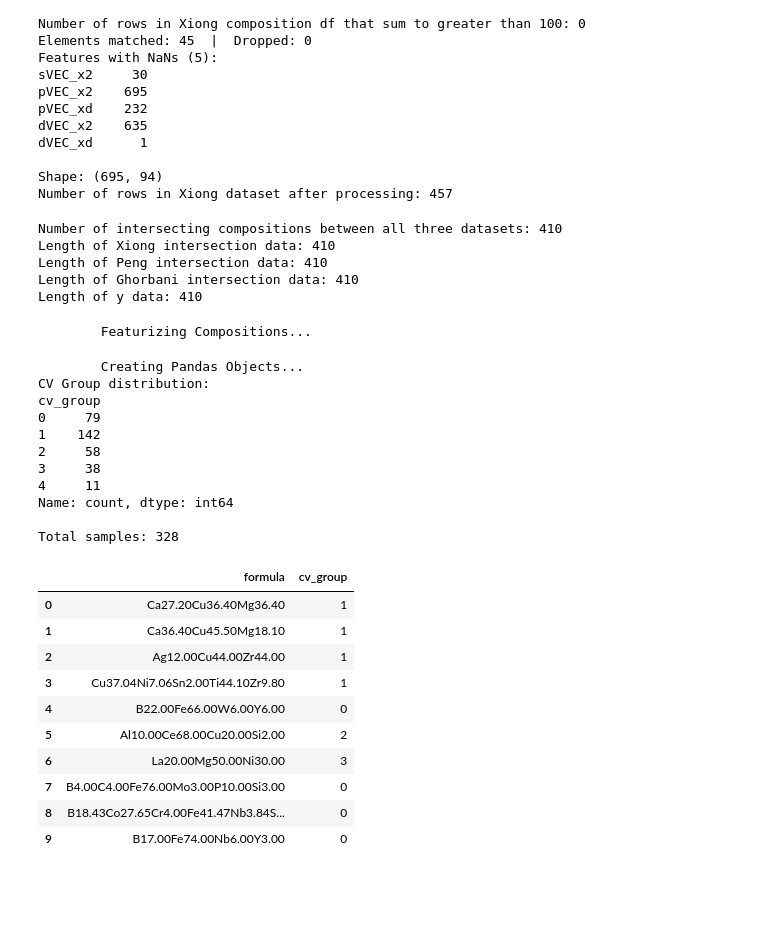
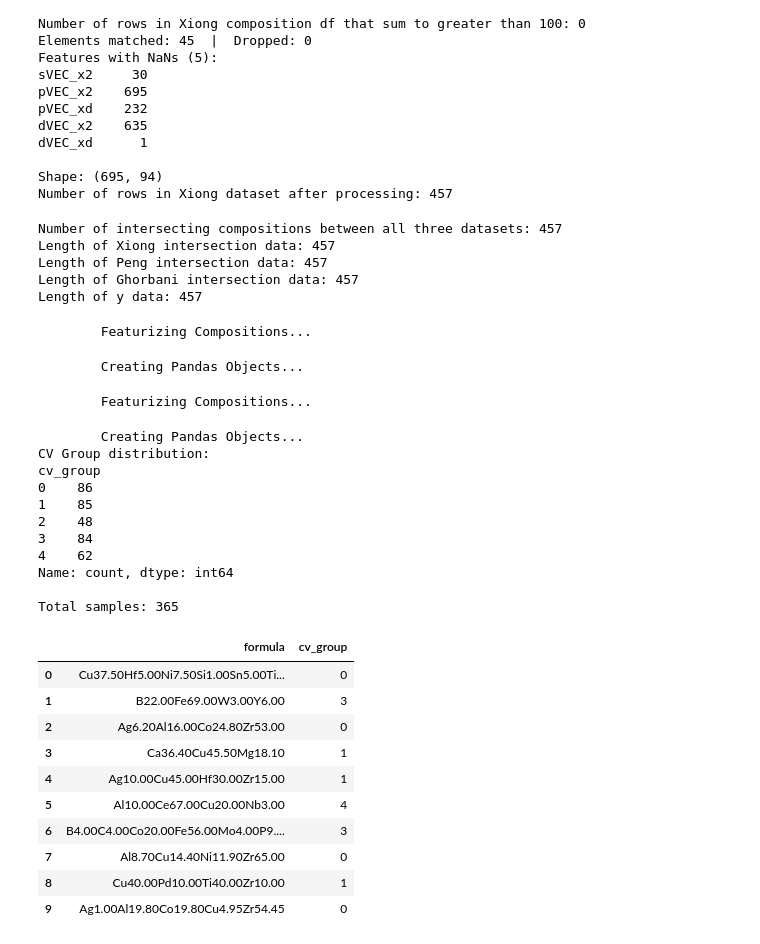
Before and after one commit to CTower87/ML_GFA_Prediction, a Jupyter notebook: Base_line_paper_comparison.ipynb, the cells around one changed output. Saved outputs shown, nothing was run; the diff lists cells and outputs as text; code cells hidden in the pictures; blank space fills up the shorter version.

Commit message:
Continued V2 CBFV->CALPHAD xgb opt. Added and began the XGB Ghorbani ax optimization including the checkpoint file.

```diff
--- a/Base_line_paper_comparison.ipynb
+++ b/Base_line_paper_comparison.ipynb
@@ -318,6 +321,7 @@ print(f"Length of Peng composition df: {len(Peng_composition_df)}")
 
 #create the peng x data
 Peng_x = Peng_composition_df.copy()
+Peng_x["Composition String"] = Peng_canonical_strings
 # %% [output]
 Length of Peng composition df: 457
 Length of Peng canonical strings: 457
@@ -608,7 +612,7 @@ Number of rows in Xiong dataset after processing: 457
 # %%
 #Create canoncial string sets for each dataset to find the intersections and unique compositions between the datasets
 Xiong_composition_strings_set = set(xiong_features_df["Composition String"])
-Peng_composition_strings_set = set(raw_Peng_df["Composition String"])
+Peng_composition_strings_set = set(Peng_x["Composition String"])
 Ghorbani_composition_strings_set = set(raw_Ghorbani_df["Composition String"])
 
 #find the intersecting compositions
@@ -617,13 +621,14 @@ print(f"Number of intersecting compositions between all three datasets: {len(int
 
 #filter the datasets to only include the intersecting compositions for later comparison of model performance on the same compositions
 Xiong_X_intersection = Xiong_X[Xiong_X["Composition String"].isin(intersection_compositions)].reset_index(drop=True)
-Peng_X_intersection = Peng_x[raw_Peng_df["Composition String"].isin(intersection_compositions)].reset_index(drop=True)
-Ghorbani_X_intersection = Ghorbani_X[raw_Ghorbani_df["Composition String"].isin(intersection_compositions)].reset_index(drop=True)
+Peng_X_intersection = Peng_x[Peng_x["Composition String"].isin(intersection_compositions)].reset_index(drop=True)
+Ghorbani_X_intersection = Ghorbani_X[Ghorbani_X["Composition String"].isin(intersection_compositions)].reset_index(drop=True)
 
-#use the raw xiong dataset to pull the dmax values using the intersecting composition strings
-y_data = raw_Xiong_df[raw_Xiong_df["Composition String"].isin(intersection_compositions)][["Composition String", 'Dmax (mm)']].reset_index(drop=True)
-#average the dmax values for any duplicate compositions in the y data
-y_data = y_data.groupby("Composition String").mean().reset_index()
+#print(raw_Ghorbani_df.columns)
+#pull the y_data for the intersecting compositions from the Ghorbani dataset
+y_data = raw_Ghorbani_df[raw_Ghorbani_df["Composition String"].isin(intersection_compositions)][['Composition String', 'Y (Dmax)']].reset_index(drop=True)
+
+
 
 #check the length of all data to ensure they match
 print(f"Length of Xiong intersection data: {len(Xiong_X_intersection)}")
@@ -631,11 +636,11 @@ print(f"Length of Peng intersection data: {len(Peng_X_intersection)}")
 print(f"Length of Ghorbani intersection data: {len(Ghorbani_X_intersection)}")
 print(f"Length of y data: {len(y_data)}")
 # %% [output]
-Number of intersecting compositions between all three datasets: 410
-Length of Xiong intersection data: 410
-Length of Peng intersection data: 410
-Length of Ghorbani intersection data: 410
-Length of y data: 410
+Number of intersecting compositions between all three datasets: 457
+Length of Xiong intersection data: 457
+Length of Peng intersection data: 457
+Length of Ghorbani intersection data: 457
+Length of y data: 457
 # %%
 #split into train_opt and test sets using a 80/20 split and a fixed random state for reproducibility
 train_opt_compositions, test_compositions = train_test_split(
@@ -655,55 +660,61 @@ y_train_opt = y_data[y_data["Composition String"].isin(train_opt_compositions)].
 y_test = y_data[y_data["Composition String"].isin(test_compositions)].reset_index(drop=True)
 # %%
 #create a dataframe with the composition string and a false target varibale for CBFV featurization of the intersecting compositions
-cbfv_intersection_df = pd.DataFrame({"formula": list(train_opt_compositions), "target": [0]*len(train_opt_compositions)})
+cbfv_train_opt_intersection_df = pd.DataFrame({"formula": list(train_opt_compositions), "target": [0]*len(train_opt_compositions)})
+cbfv_test_intersection_df = pd.DataFrame({"formula": list(test_compositions), "target": [0]*len(test_compositions)})
 
 #featurize the intersecting compositions using CBFV and drop the target variable
-train_opt_cbfv, _, _, skipped = composition.generate_features(cbfv_intersection_df, elem_prop="magpie", drop_duplicates=False)
+train_opt_cbfv, _, _, skipped = composition.generate_features(cbfv_train_opt_intersection_df, elem_prop="magpie", drop_duplicates=False)
+test_cbfv, _, _, skipped_test = composition.generate_features(cbfv_test_intersection_df, elem_prop="magpie", drop_duplicates=False)
 
 #check if any compositions were skipped in the featurization process and print them
 if len(skipped) > 0:
     print(f"Compositions skipped in CBFV featurization: {skipped}")
+if len(skipped_test) > 0:
+    print(f"Compositions skipped in CBFV featurization of test set: {skipped_test}")
 
 # Create 5 CV groups by clustering similar alloys together
 # Standardize features for clustering
 kmeans_scaler = StandardScaler()
 kmeans_X_scaled = kmeans_scaler.fit_transform(train_opt_cbfv)
 
 # Use KMeans to group similar alloys into 5 clusters
 kmeans = KMeans(n_clusters=5, random_state=42, n_init=10)
 cv_groups = kmeans.fit_predict(kmeans_X_scaled)
 
 # Add group assignments to a dataframe for reference
 cv_group_df = pd.DataFrame({
     'formula': train_opt_compositions,
     'cv_group': cv_groups
 })
 
 print("CV Group distribution:")
 print(cv_group_df['cv_group'].value_counts().sort_index())
 print(f"\nTotal samples: {len(cv_groups)}")
 cv_group_df.head(10)
 # %% [output]
         Featurizing Compositions...
         Creating Pandas Objects...
-CV Group distribution:
-cv_group
-0     79
-1    142
-2     58
-3     38
-4     11
-Name: count, dtype: int64
-
-Total samples: 328
+        Featurizing Compositions...
+        Creating Pandas Objects...
+CV Group distribution:
+cv_group
+0    86
+1    85
+2    48
+3    84
+4    62
+Name: count, dtype: int64
+
+Total samples: 365
 |  | formula | cv_group |
-| 0 | Ca27.20Cu36.40Mg36.40 | 1 |
-| 1 | Ca36.40Cu45.50Mg18.10 | 1 |
-| 2 | Ag12.00Cu44.00Zr44.00 | 1 |
-| 3 | Cu37.04Ni7.06Sn2.00Ti44.10Zr9.80 | 1 |
-| 4 | B22.00Fe66.00W6.00Y6.00 | 0 |
-| 5 | Al10.00Ce68.00Cu20.00Si2.00 | 2 |
-| 6 | La20.00Mg50.00Ni30.00 | 3 |
-| 7 | B4.00C4.00Fe76.00Mo3.00P10.00Si3.00 | 0 |
-| 8 | B18.43Co27.65Cr4.00Fe41.47Nb3.84S... | 0 |
-| 9 | B17.00Fe74.00Nb6.00Y3.00 | 0 |
+| 0 | Cu37.50Hf5.00Ni7.50Si1.00Sn5.00Ti... | 0 |
+| 1 | B22.00Fe69.00W3.00Y6.00 | 3 |
+| 2 | Ag6.20Al16.00Co24.80Zr53.00 | 0 |
+| 3 | Ca36.40Cu45.50Mg18.10 | 1 |
+| 4 | Ag10.00Cu45.00Hf30.00Zr15.00 | 1 |
+| 5 | Al10.00Ce67.00Cu20.00Nb3.00 | 4 |
+| 6 | B4.00C4.00Co20.00Fe56.00Mo4.00P9.... | 3 |
+| 7 | Al8.70Cu14.40Ni11.90Zr65.00 | 0 |
+| 8 | Cu40.00Pd10.00Ti40.00Zr10.00 | 1 |
+| 9 | Ag1.00Al19.80Co19.80Cu4.95Zr54.45 | 0 |
```
Also changed, not shown: parts of 9 cells of this notebook, 2 other files.
